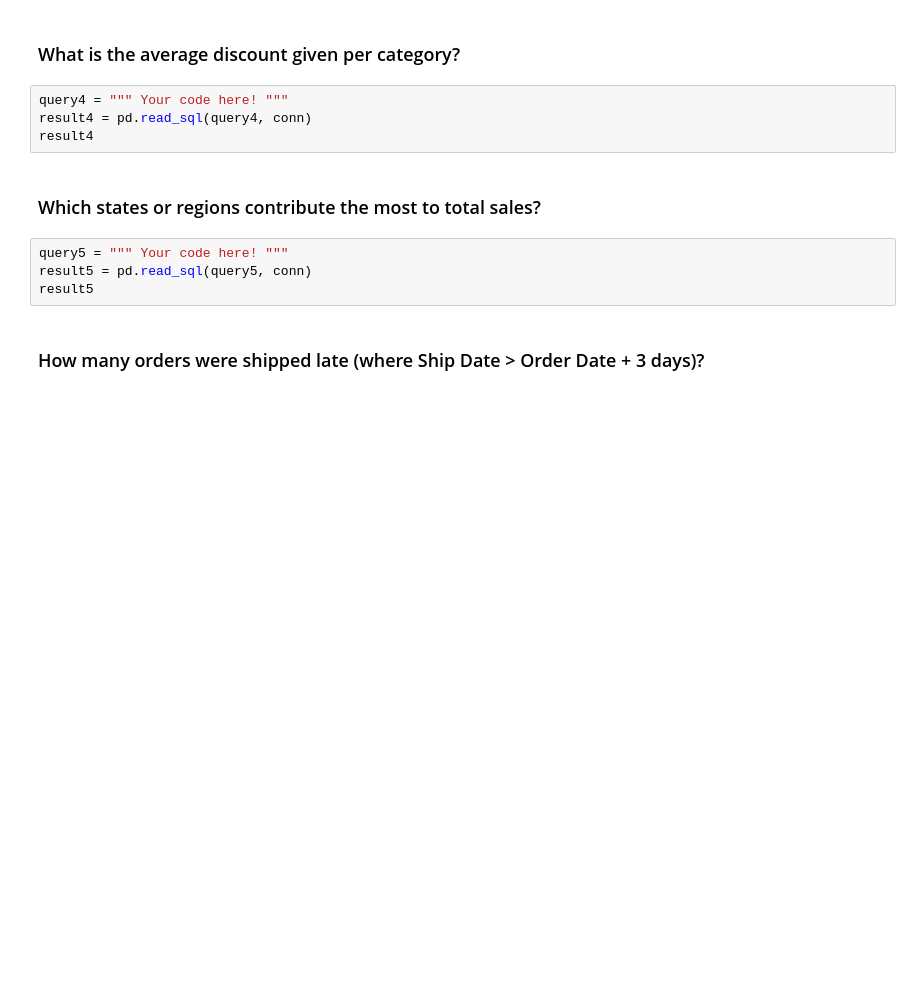
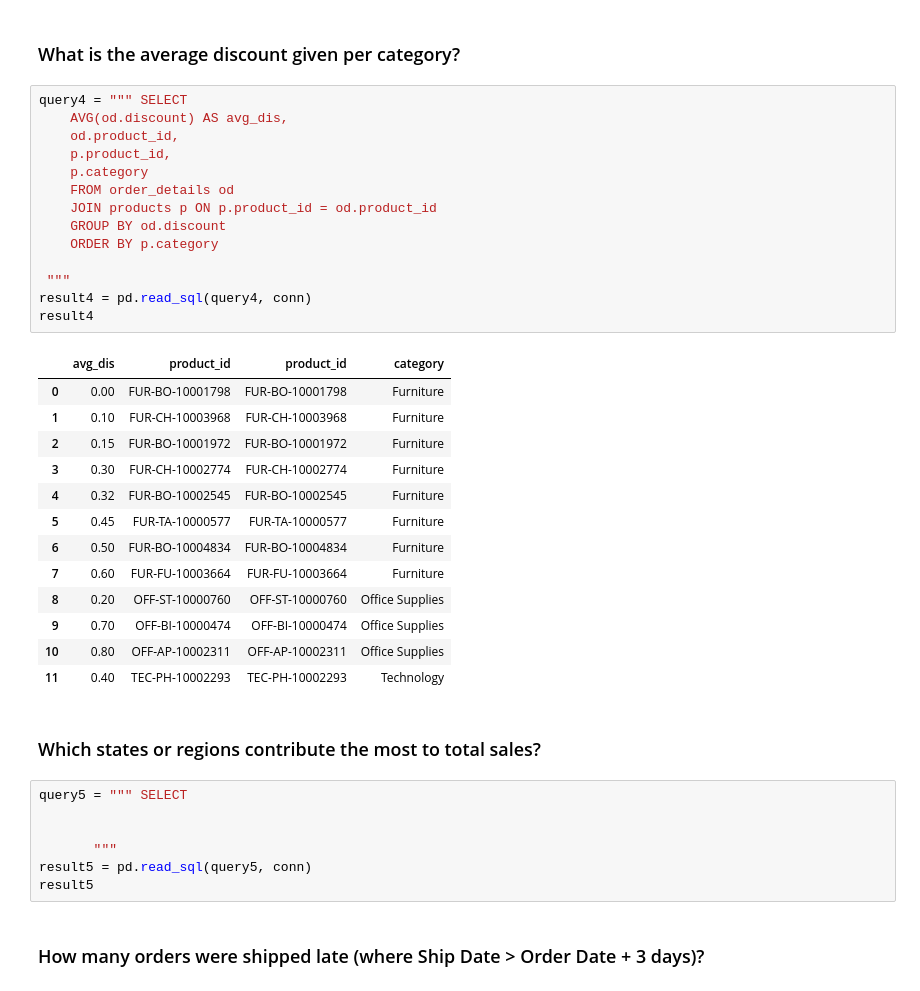
Before and after one commit to mollichite/DA_M3_W4_Workflow, a Jupyter notebook: notebooks/superstore_sales_workflow.ipynb, the cells around one changed output. Drawn from its saved outputs; the diff is of its cells as text; blank space fills up the shorter version.

```diff
--- a/notebooks/superstore_sales_workflow.ipynb
+++ b/notebooks/superstore_sales_workflow.ipynb
@@ -108,13 +224,40 @@ result3
 # %% [markdown]
 ### What is the average discount given per category?
-# %%
-query4 = """ Your code here! """
-result4 = pd.read_sql(query4, conn)
-result4
+# %%
+query4 = """ SELECT
+    AVG(od.discount) AS avg_dis,
+    od.product_id,
+    p.product_id,
+    p.category
+    FROM order_details od
+    JOIN products p ON p.product_id = od.product_id
+    GROUP BY od.discount
+    ORDER BY p.category
+
+ """
+result4 = pd.read_sql(query4, conn)
+result4
+# %% [output]
+|  | avg_dis | product_id | product_id | category |
+| 0 | 0.00 | FUR-BO-10001798 | FUR-BO-10001798 | Furniture |
+| 1 | 0.10 | FUR-CH-10003968 | FUR-CH-10003968 | Furniture |
+| 2 | 0.15 | FUR-BO-10001972 | FUR-BO-10001972 | Furniture |
+| 3 | 0.30 | FUR-CH-10002774 | FUR-CH-10002774 | Furniture |
+| 4 | 0.32 | FUR-BO-10002545 | FUR-BO-10002545 | Furniture |
+| 5 | 0.45 | FUR-TA-10000577 | FUR-TA-10000577 | Furniture |
+| 6 | 0.50 | FUR-BO-10004834 | FUR-BO-10004834 | Furniture |
+| 7 | 0.60 | FUR-FU-10003664 | FUR-FU-10003664 | Furniture |
+| 8 | 0.20 | OFF-ST-10000760 | OFF-ST-10000760 | Office Supplies |
+| 9 | 0.70 | OFF-BI-10000474 | OFF-BI-10000474 | Office Supplies |
+| 10 | 0.80 | OFF-AP-10002311 | OFF-AP-10002311 | Office Supplies |
+| 11 | 0.40 | TEC-PH-10002293 | TEC-PH-10002293 | Technology |
 # %% [markdown]
 ### Which states or regions contribute the most to total sales?
 # %%
-query5 = """ Your code here! """
+query5 = """ SELECT
+
+
+       """
 result5 = pd.read_sql(query5, conn)
 result5
 # %% [markdown]
```
Also changed, not shown: parts of 16 cells of this notebook, 2 other files.
